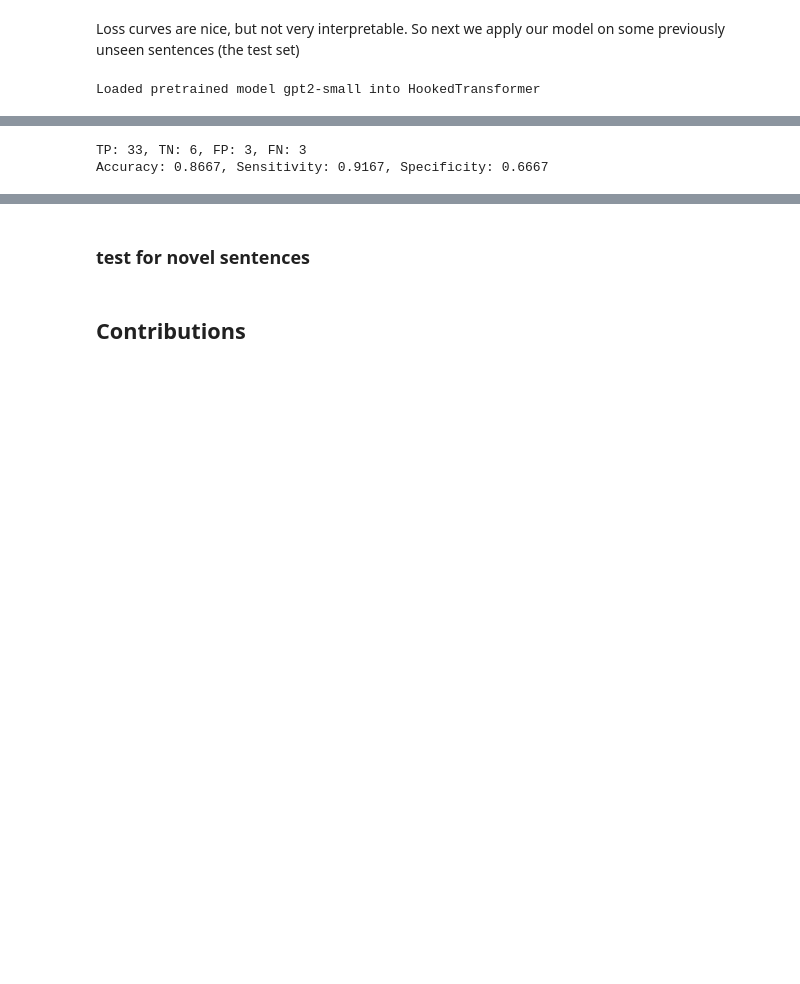
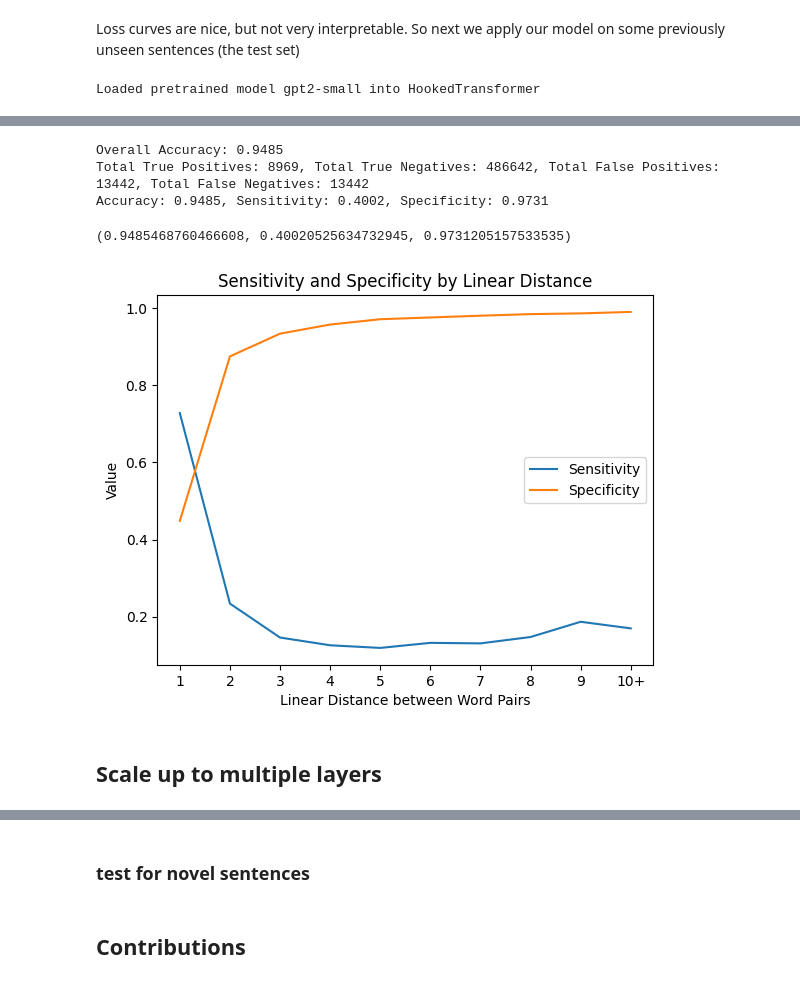
Before and after one commit to onjurgensen/probing_syntax_in_LLMs, a Jupyter notebook: probing_syntax_in_LLMs.ipynb, the cells around one changed output, grey strips where cells are left out. Saved outputs shown, nothing was run; the diff lists cells and outputs as text; code cells hidden in the pictures; blank space fills up the shorter version.

```diff
--- a/probing_syntax_in_LLMs.ipynb
+++ b/probing_syntax_in_LLMs.ipynb
@@ -658,8 +656,8 @@ ax[1].legend()
 Loss curves are nice, but not very interpretable. So next we apply our model on some previously unseen sentences (the test set)
 # %%
 # Prepare new sentences as a SyntaxProbeDataset and DataLoader
-novel_sentences = sentences_test[:300]
-novel_dataset = SyntaxProbeDataset(novel_sentences, 'gpt2-small', 'blocks.8.hook_resid_post')
+novel_sentences = sentences_test
+novel_dataset = SyntaxProbeDataset(novel_sentences, 'gpt2-small', layer)
 novel_dataloader = DataLoader(novel_dataset, batch_size = 100, collate_fn=custom_collate_fn)
 
 # Make predictions
@@ -694,34 +692,0 @@ Bush did not have his eye on the ball.
-# %%
-m1, _ = graph_from_distance_matrix(mat, ids, root_dist, forms, ax=ax[1, 0])
-m2, _ = graph_from_distance_matrix(predictions[batch_id][idx_in_batch][:len(sentence), :len(sentence)], ids, root_dist, forms, ax=ax[1, 1])
-# %%
-def compute_metrics(true_mat, pred_mat, threshold=1):
-    """
-    Computes accuracy, sensitivity, and specificity for predicted vs true distance matrices,
-    using only the upper triangular part (excluding diagonal).
-    """
-    # Binarize matrices
-    true_bin = (true_mat <= threshold).astype(int)
-    pred_bin = (pred_mat <= threshold).astype(int)
-    # Get upper triangular indices (excluding diagonal)
-    triu_idx = np.triu_indices_from(true_bin, k=1)
-    true_flat = true_bin[triu_idx]
-    pred_flat = pred_bin[triu_idx]
-    # Compute confusion matrix elements
-    TP = np.sum((true_flat == 1) & (pred_flat == 1))
-    TN = np.sum((true_flat == 0) & (pred_flat == 0))
-    FP = np.sum((true_flat == 0) & (pred_flat == 1))
-    FN = np.sum((true_flat == 1) & (pred_flat == 0))
-    print(f"TP: {TP}, TN: {TN}, FP: {FP}, FN: {FN}")
-    # Metrics
-    accuracy = (TP + TN) / (TP + TN + FP + FN)
-    sensitivity = TP / (TP + FN) if (TP + FN) > 0 else 0
-    specificity = TN / (TN + FP) if (TN + FP) > 0 else 0
-    return accuracy, sensitivity, specificity
-
-
-accuracy, sensitivity, specificity = compute_metrics(m1, m2, threshold=0.001)
-print(f"Accuracy: {accuracy:.4f}, Sensitivity: {sensitivity:.4f}, Specificity: {specificity:.4f}")
-# %% [output]
-TP: 33, TN: 6, FP: 3, FN: 3
-Accuracy: 0.8667, Sensitivity: 0.9167, Specificity: 0.6667
@@ -727,0 +731,7 @@ Accuracy: 0.8667, Sensitivity: 0.9167, Specificity: 0.6667
+# %%
+eval_parse_trees(novel_sentences, predictions, batch_size=100)
+# %% [output]
+Overall Accuracy: 0.9485
+Total True Positives: 8969, Total True Negatives: 486642, Total False Positives: 13442, Total False Negatives: 13442
+Accuracy: 0.9485, Sensitivity: 0.4002, Specificity: 0.9731
+(0.9485468760466608, 0.40020525634732945, 0.9731205157533535)
@@ -727,0 +787,13 @@ Accuracy: 0.8667, Sensitivity: 0.9167, Specificity: 0.6667
+# %%
+plt.plot(np.arange(len(eval_df)), eval_df["sensitivity"])
+plt.plot(np.arange(len(eval_df)), eval_df["specificity"])
+plt.xticks(np.arange(len(eval_df)), labels= [str(i) for i in eval_df.index][:len(eval_df) - 1] + ["10+"])
+plt.xlabel("Linear Distance between Word Pairs")
+plt.ylabel("Value")
+plt.title("Sensitivity and Specificity by Linear Distance")
+plt.legend(["Sensitivity", "Specificity"])
+plt.show()
+# %% [output]
+[figure, added]
+# %% [markdown]
+## Scale up to multiple layers
```
Also changed, not shown: parts of 12 cells of this notebook, 4 other files.
